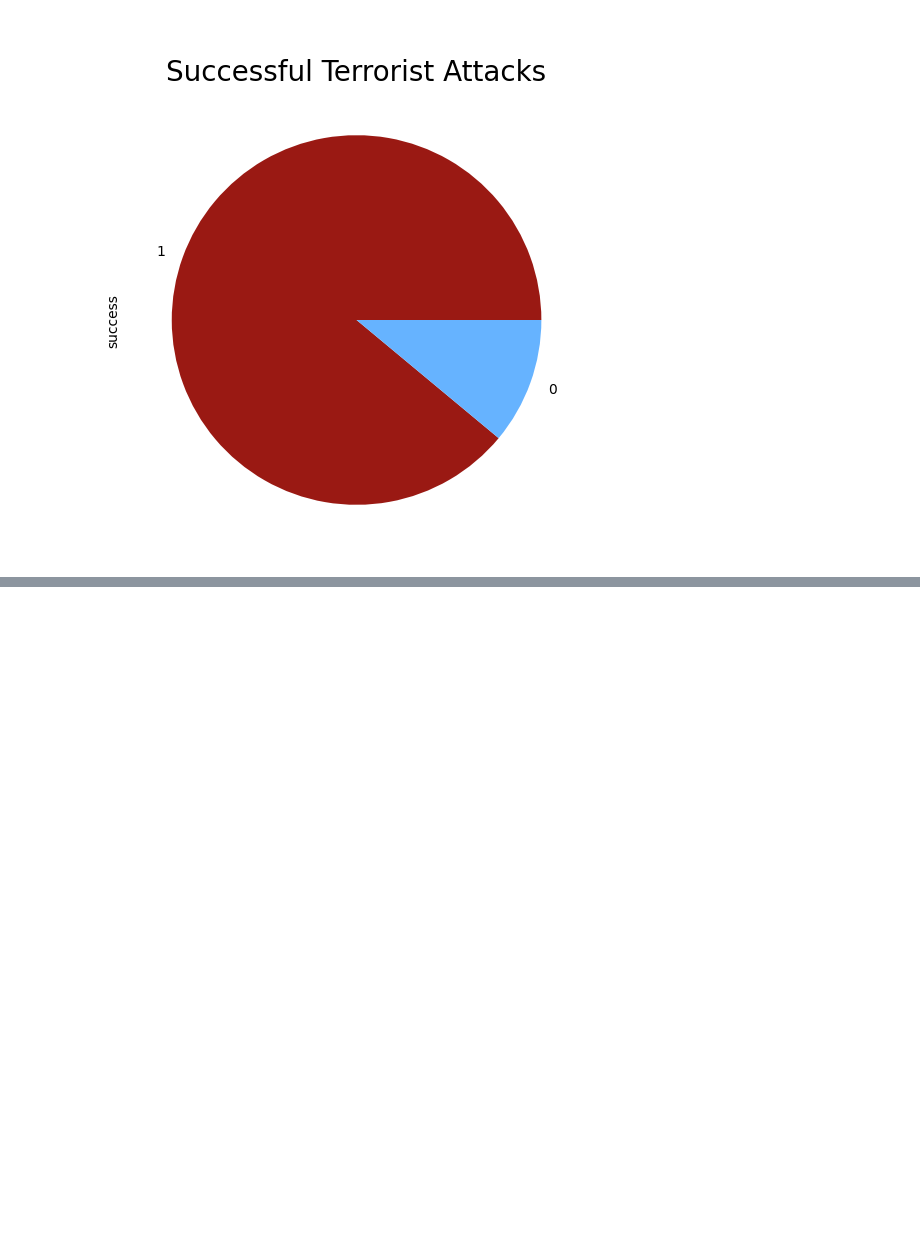
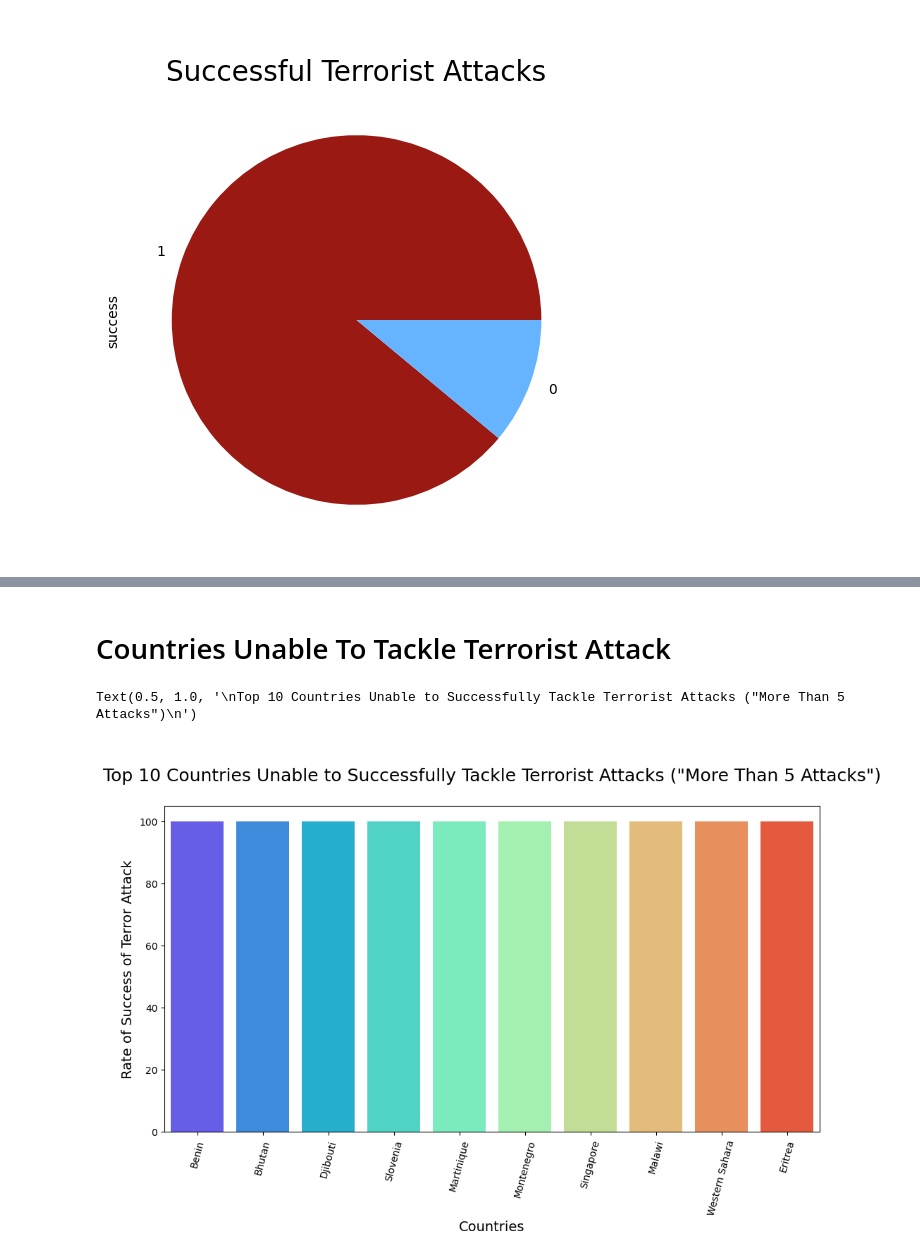
Before and after one commit to vimal-139/Global-Terrerosim---EDA, a Jupyter notebook: Python_Capstone_Project_GTA.ipynb, the cells around one changed output, grey strips where cells are left out. Saved outputs shown, nothing was run; the diff lists cells and outputs as text; code cells hidden in the pictures; blank space fills up the shorter version.

```diff
--- a/Python_Capstone_Project_GTA.ipynb
+++ b/Python_Capstone_Project_GTA.ipynb
@@ -292,0 +360,19 @@ plt.show()
+# %% [markdown]
+# Countries Unable To Tackle  Terrorist Attack
+# %%
+# Filter countries with at least 5 attacks and sort by success rate
+unable_to_stop_attacks = attacks_by_country[attacks_by_country['Total Attacks'] >= 5].sort_values('Success Rate', ascending=False)[0:10]
+
+# Extract relevant columns and plot the top 10 countries
+plot_unable_to_stop_attacks = unable_to_stop_attacks.loc[:, ['Country', 'Success Rate', 'Total Attacks']]
+fig, ax = plt.subplots(figsize=(12, 6))
+sns.barplot(x='Country', y='Success Rate',palette='rainbow', data=plot_unable_to_stop_attacks, ax=ax)
+
+# Customize the plot
+ax.set_xlabel('Countries', fontsize=14)
+plt.xticks(rotation=75)
+ax.set_ylabel('Rate of Success of Terror Attack', fontsize=14)
+ax.set_title('\nTop 10 Countries Unable to Successfully Tackle Terrorist Attacks ("More Than 5 Attacks")\n', fontsize=18)
+# %% [output]
+Text(0.5, 1.0, '\nTop 10 Countries Unable to Successfully Tackle Terrorist Attacks ("More Than 5 Attacks")\n')
+[figure, added]
```
Also changed, not shown: parts of 18 cells of this notebook.
